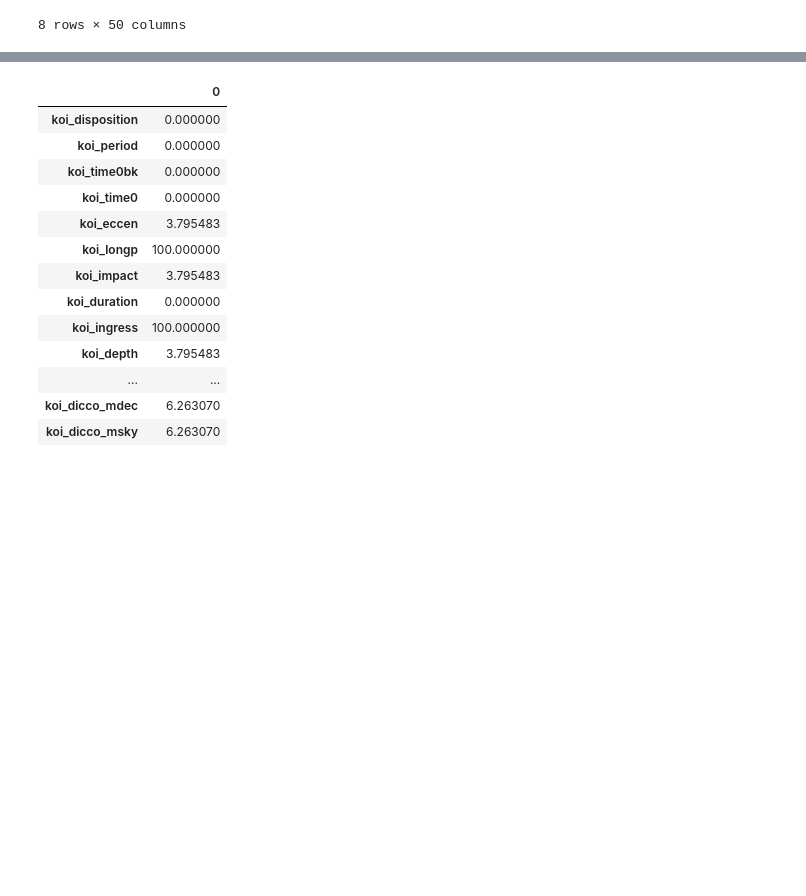
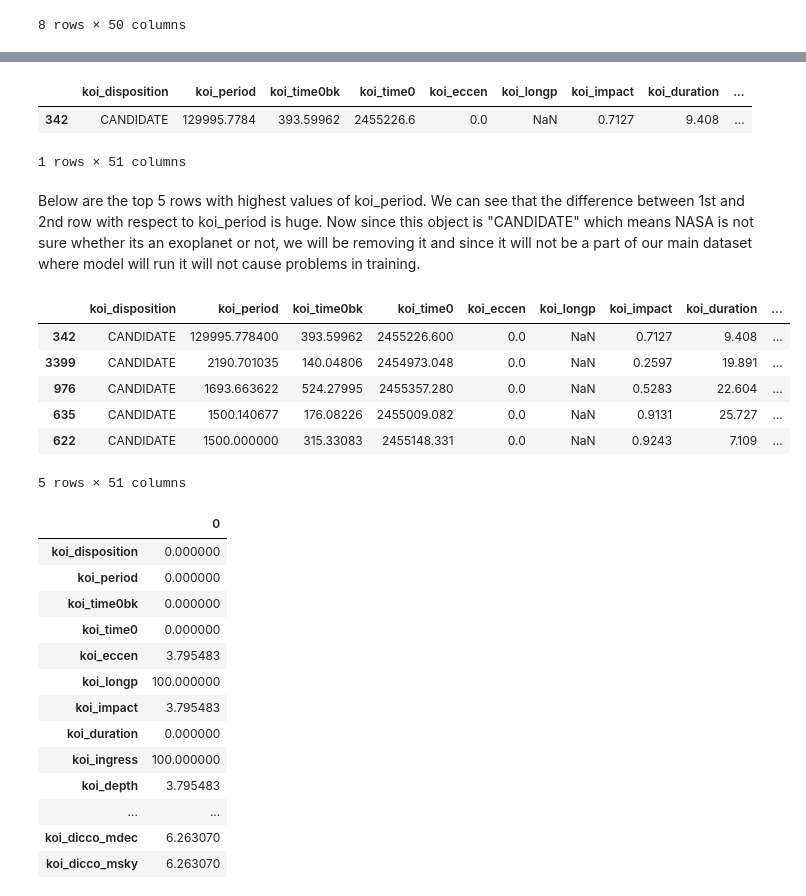
Before and after one commit to Prashansha2005/Exoplanet-Classification, a Jupyter notebook: exoplanet_detection.ipynb, the cells around one changed output, grey strips where cells are left out. Saved outputs shown, nothing was run; the diff lists cells and outputs as text; code cells hidden in the pictures; blank space fills up the shorter version.

Commit message:
Initial commit: NASA Kepler Exoplanet Classification Project

```diff
--- a/exoplanet_detection.ipynb
+++ b/exoplanet_detection.ipynb
@@ -370,3 +418,22 @@ exo.describe()
+# %%
+exo[exo["koi_period"]==exo["koi_period"].max()]
+# %% [output]
+|  | koi_disposition | koi_period | koi_time0bk | koi_time0 | koi_eccen | koi_longp | koi_impact | koi_duration | ... |
+| 342 | CANDIDATE | 129995.7784 | 393.59962 | 2455226.6 | 0.0 | NaN | 0.7127 | 9.408 | ... |
+1 rows × 51 columns
+# %% [markdown]
+Below are the top 5 rows with highest values of koi_period. We can see that the difference between 1st and 2nd row with respect to koi_period is huge.
+Now since this object is  "CANDIDATE" which means NASA is not sure whether its an exoplanet or not, we will be removing it and since it will not be a part of our main dataset where model will run it will not cause problems in training.
+# %%
+exo.nlargest(5,"koi_period")
+# %% [output]
+|  | koi_disposition | koi_period | koi_time0bk | koi_time0 | koi_eccen | koi_longp | koi_impact | koi_duration | ... |
+| 342 | CANDIDATE | 129995.778400 | 393.59962 | 2455226.600 | 0.0 | NaN | 0.7127 | 9.408 | ... |
+| 3399 | CANDIDATE | 2190.701035 | 140.04806 | 2454973.048 | 0.0 | NaN | 0.2597 | 19.891 | ... |
+| 976 | CANDIDATE | 1693.663622 | 524.27995 | 2455357.280 | 0.0 | NaN | 0.5283 | 22.604 | ... |
+| 635 | CANDIDATE | 1500.140677 | 176.08226 | 2455009.082 | 0.0 | NaN | 0.9131 | 25.727 | ... |
+| 622 | CANDIDATE | 1500.000000 | 315.33083 | 2455148.331 | 0.0 | NaN | 0.9243 | 7.109 | ... |
+5 rows × 51 columns
 # %%
 exo.isnull().mean()*100
 # %% [output]
```
Also changed, not shown: parts of 22 cells of this notebook, 1 other file.
